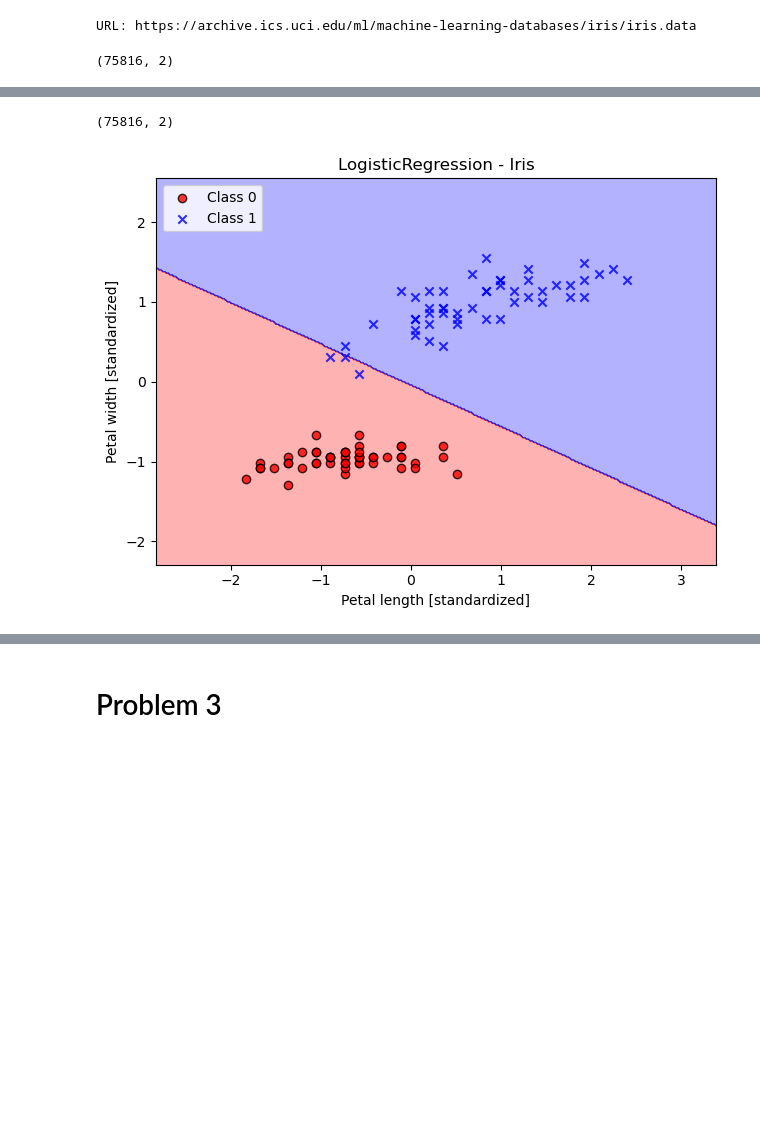
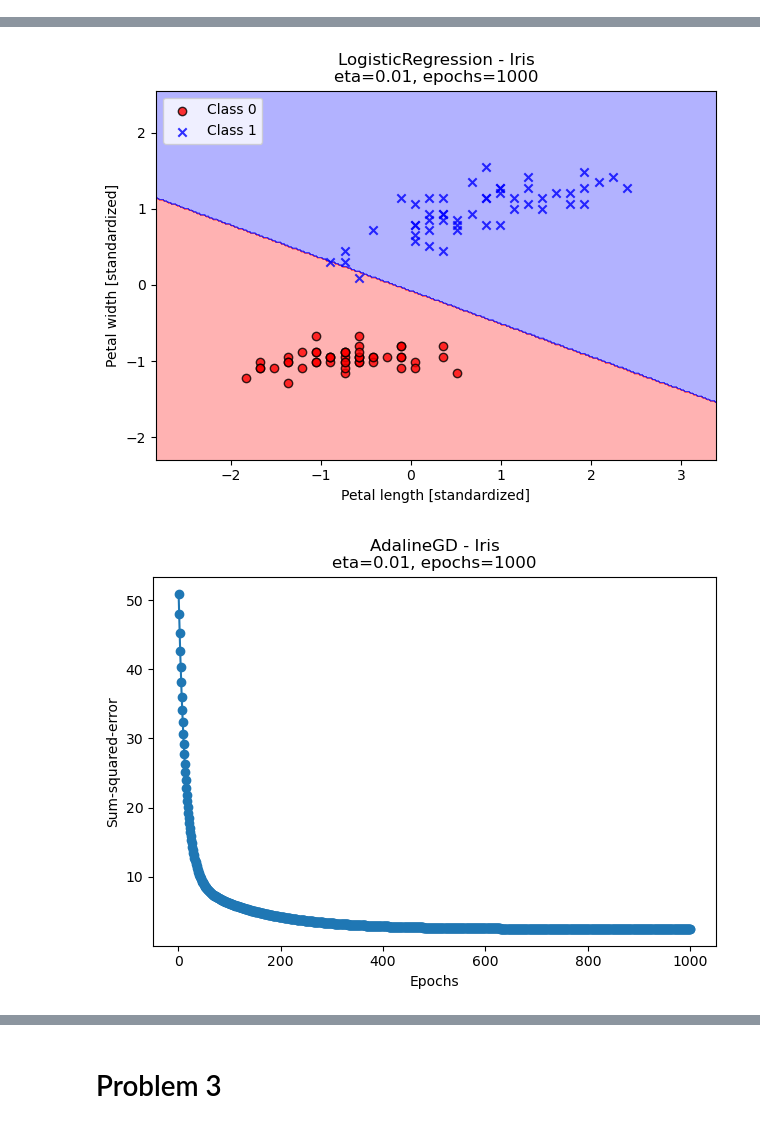
Before and after one commit to nnail0/429-hw1, a Jupyter notebook: 429_hw1_nn_mn.ipynb, the cells around one changed output, grey strips where cells are left out. Cells and saved outputs as stored; diff of their text form; code cells hidden in the pictures; blank space fills up the shorter version.

```diff
--- a/429_hw1_nn_mn.ipynb
+++ b/429_hw1_nn_mn.ipynb
@@ -8,8 +8,16 @@ import numpy as np
 import warnings
 warnings.filterwarnings('ignore')
 # %%
-NUM_ITER = 500
+NUM_ITER = 1000
 ETA = 0.01
+
+#global variable to keep track of runtimes of each model
+ADA_IRIS_t = 0.0
+LR_IRIS_t = 0.0
+ADA_WINE_t = 0.0
+LR_GD_WINE_t = 0.0
+LR_SGD_WINE_t = 0.0
+LR_MBATCH_WINE_t = 0.0
 # %%
 class AdalineGD(object):
     """
@@ -264,7 +282,6 @@ import pandas as pd
 s = os.path.join('https://archive.ics.uci.edu', 'ml',
                  'machine-learning-databases',
                  'iris','iris.data')
-print('URL:', s)
 df = pd.read_csv(s,
                  header=None,
                  encoding='utf-8')
@@ -273,8 +290,6 @@ df_wine = pd.read_csv('https://archive.ics.uci.edu/ml/'
                       'wine/wine.data',
                        header=None,
                        encoding='utf-8')
-# %% [output]
-URL: https://archive.ics.uci.edu/ml/machine-learning-databases/iris/iris.data
 # %%
 #select setosa and versicolor
 y1_ada = df.iloc[0:100, 4].values
@@ -314,28 +329,49 @@ X_std2 = np.copy(X2)
 X_std2[:,0] = (X2[:,0] - X2[:,0].mean()) / X2[:,0].std()
 X_std2[:,1] = (X2[:,1] - X2[:,1].mean()) / X2[:,1].std()
 # %%
+#plotting the decision boundary found for AdalineGD on the Iris dataset
 ada_gd = AdalineGD(n_iter=NUM_ITER, eta=ETA)
 ada_gd.fit(X_std1_ada, y1_ada)
-
 plot_decision_regions(X_std1_ada, y1_ada, classifier=ada_gd)
-plt.title('AdalineGD - Iris')
+plt.title(f'AdalineGD - Iris\n'
+          f'eta={ETA}, epochs={NUM_ITER}')
 plt.xlabel('sepal length [standardized]')
 plt.ylabel('petal length [standardized]')
 plt.legend(loc='upper left')
 plt.tight_layout()
 plt.show()
 
+#plotting the decision boundary found for LinearRegression on the Iris dataset
 lrgd = LogisticRegression(eta=ETA,
                              n_iter=NUM_ITER,
                              random_state=1)
 lrgd.fit(X_std1, y1)
 plot_decision_regions(X_std1, y1, classifier=lrgd)
-
-plt.title('LogisticRegression - Iris')
+plt.title(f'LogisticRegression - Iris\n'
+          f'eta={ETA}, epochs={NUM_ITER}')
 plt.xlabel('Petal length [standardized]')
 plt.ylabel('Petal width [standardized]')
 plt.legend(loc='upper left')
 plt.tight_layout()
 plt.show()
+
+#plotting the convergence of the loss of AdalineGD for Iris dataset
+plt.plot(range(1, len(ada_gd.cost_) + 1),
+         ada_gd.cost_, marker='o')
+plt.title(f'AdalineGD - Iris\n'
+          f'eta={ETA}, epochs={NUM_ITER}')
+plt.xlabel('Epochs')
+plt.ylabel('Sum-squared-error')
+plt.tight_layout()
+plt.show()
+
+#plotting the convergence of the loss of LinearRegression for Iris dataset
+plt.plot(range(1, len(lrgd.losses_) + 1),
+         lrgd.losses_, marker='o')
+plt.title(f'LogisticRegression - Iris\n'
+          f'eta={ETA}, epochs={NUM_ITER}')
+plt.xlabel('Epochs')
+plt.ylabel('Cross-Entropy')
+plt.tight_layout()
+plt.show()
 # %% [output]
-(75816, 2)
@@ -343,2 +379,2 @@ plt.show()
-(75816, 2)
-[figure, old version]
+[figure, new version]
+[figure, added]
```
Also changed, not shown: parts of 16 cells of this notebook.
